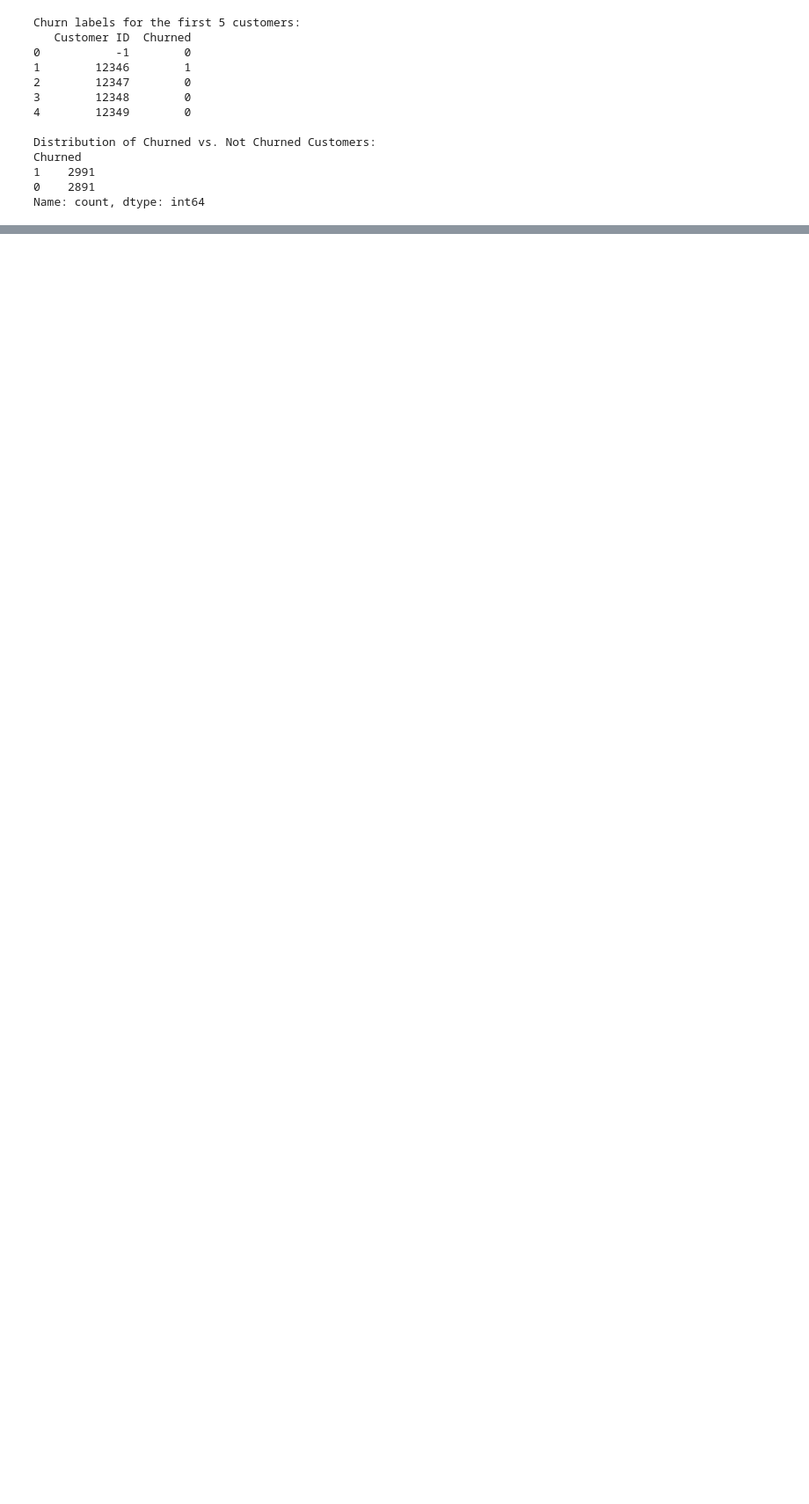
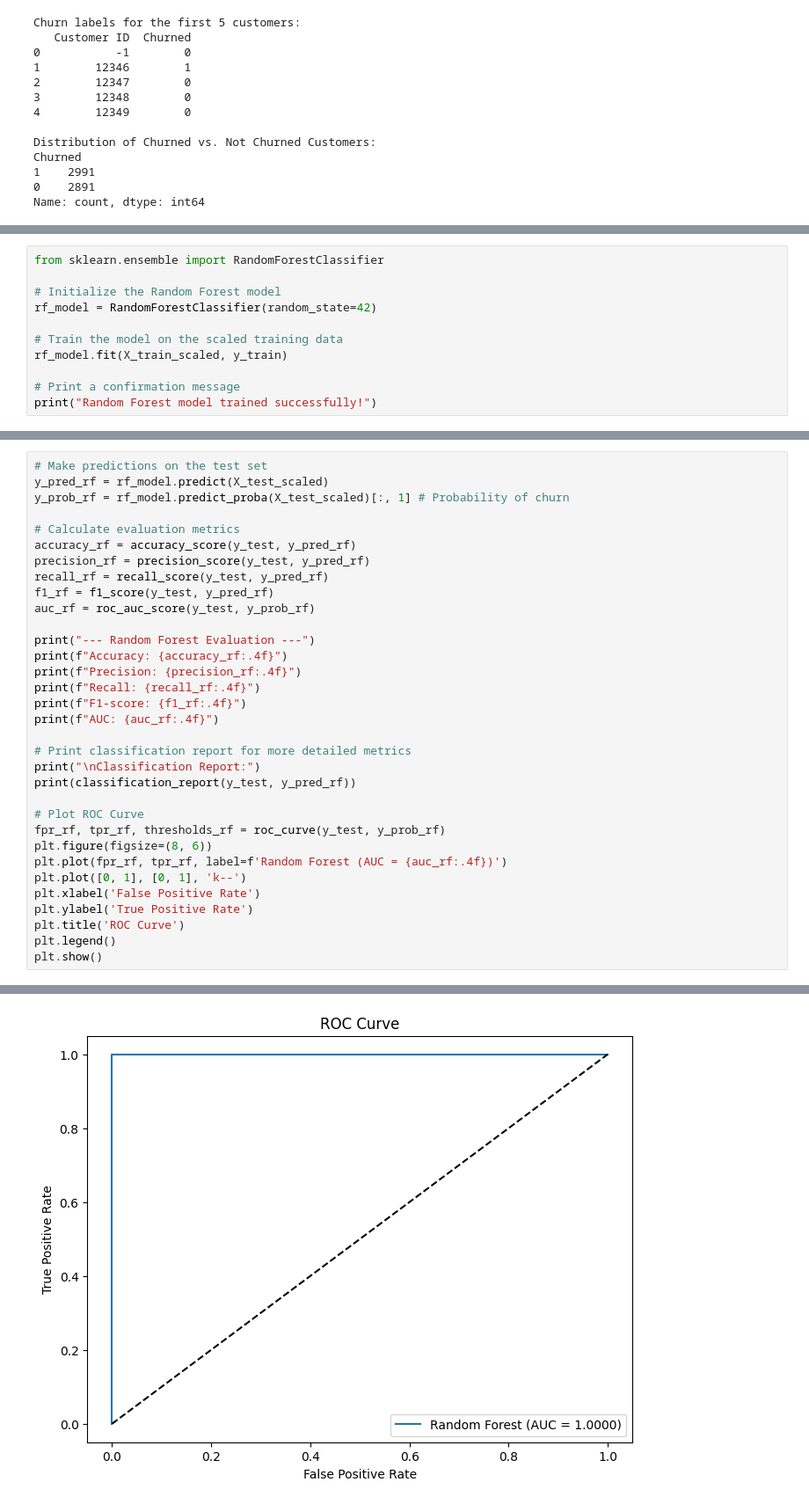
Before and after one commit to chirongaA/dataanalytics, a Jupyter notebook: mining.ipynb, the cells around one changed output, grey strips where cells are left out. Shown: that part at 88% size. Drawn from its saved outputs; the diff is of its cells as text; blank space fills up the shorter version.

```diff
--- a/mining.ipynb
+++ b/mining.ipynb
@@ -804,0 +990,11 @@ The distribution of the two classes has values that are really close and this is
+# %%
+from sklearn.ensemble import RandomForestClassifier
+
+# Initialize the Random Forest model
+rf_model = RandomForestClassifier(random_state=42)
+
+# Train the model on the scaled training data
+rf_model.fit(X_train_scaled, y_train)
+
+# Print a confirmation message
+print("Random Forest model trained successfully!")
@@ -804,0 +1003,34 @@ The distribution of the two classes has values that are really close and this is
+# %%
+# Make predictions on the test set
+y_pred_rf = rf_model.predict(X_test_scaled)
+y_prob_rf = rf_model.predict_proba(X_test_scaled)[:, 1] # Probability of churn
+
+# Calculate evaluation metrics
+accuracy_rf = accuracy_score(y_test, y_pred_rf)
+precision_rf = precision_score(y_test, y_pred_rf)
+recall_rf = recall_score(y_test, y_pred_rf)
+f1_rf = f1_score(y_test, y_pred_rf)
+auc_rf = roc_auc_score(y_test, y_prob_rf)
+
+print("--- Random Forest Evaluation ---")
+print(f"Accuracy: {accuracy_rf:.4f}")
+print(f"Precision: {precision_rf:.4f}")
+print(f"Recall: {recall_rf:.4f}")
+print(f"F1-score: {f1_rf:.4f}")
+print(f"AUC: {auc_rf:.4f}")
+
+# Print classification report for more detailed metrics
+print("\nClassification Report:")
+print(classification_report(y_test, y_pred_rf))
+
+# Plot ROC Curve
+fpr_rf, tpr_rf, thresholds_rf = roc_curve(y_test, y_prob_rf)
+plt.figure(figsize=(8, 6))
+plt.plot(fpr_rf, tpr_rf, label=f'Random Forest (AUC = {auc_rf:.4f})')
+plt.plot([0, 1], [0, 1], 'k--')
+plt.xlabel('False Positive Rate')
+plt.ylabel('True Positive Rate')
+plt.title('ROC Curve')
+plt.legend()
+plt.show()
+# %% [output]
@@ -804,0 +1053 @@ The distribution of the two classes has values that are really close and this is
+[figure, added]
```
Also changed, not shown: parts of 24 cells of this notebook.
